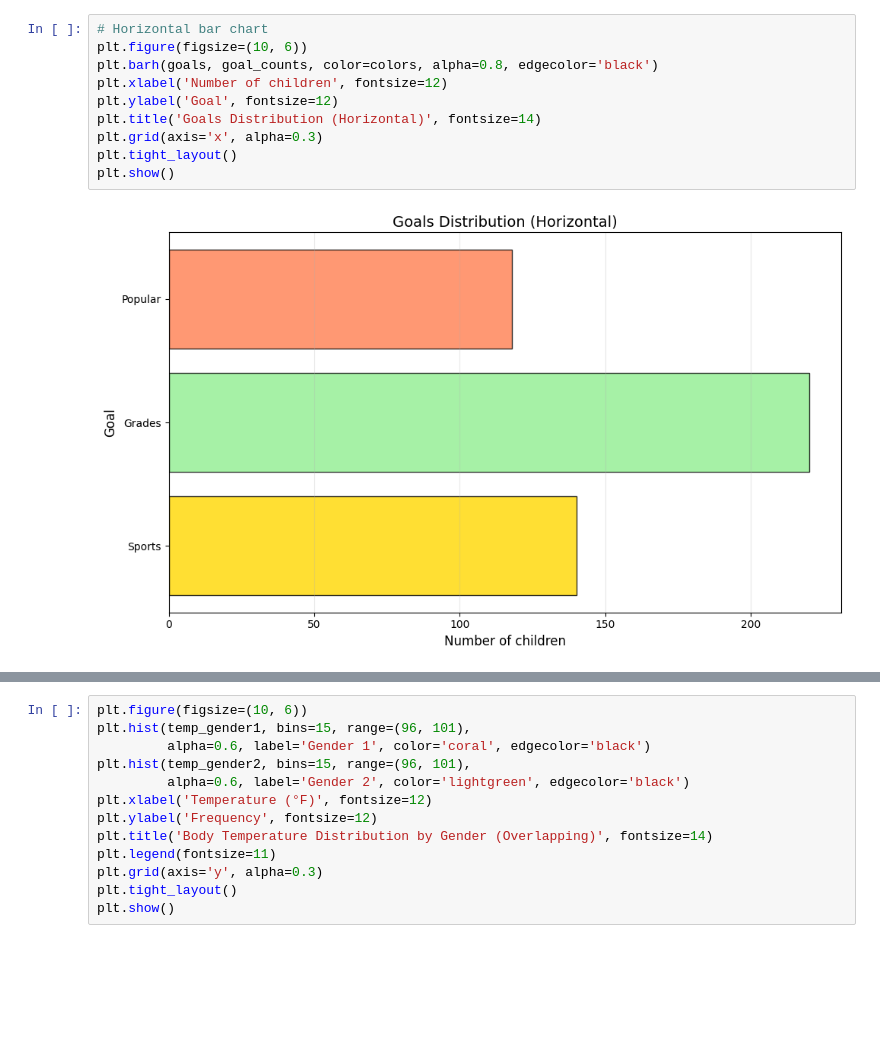
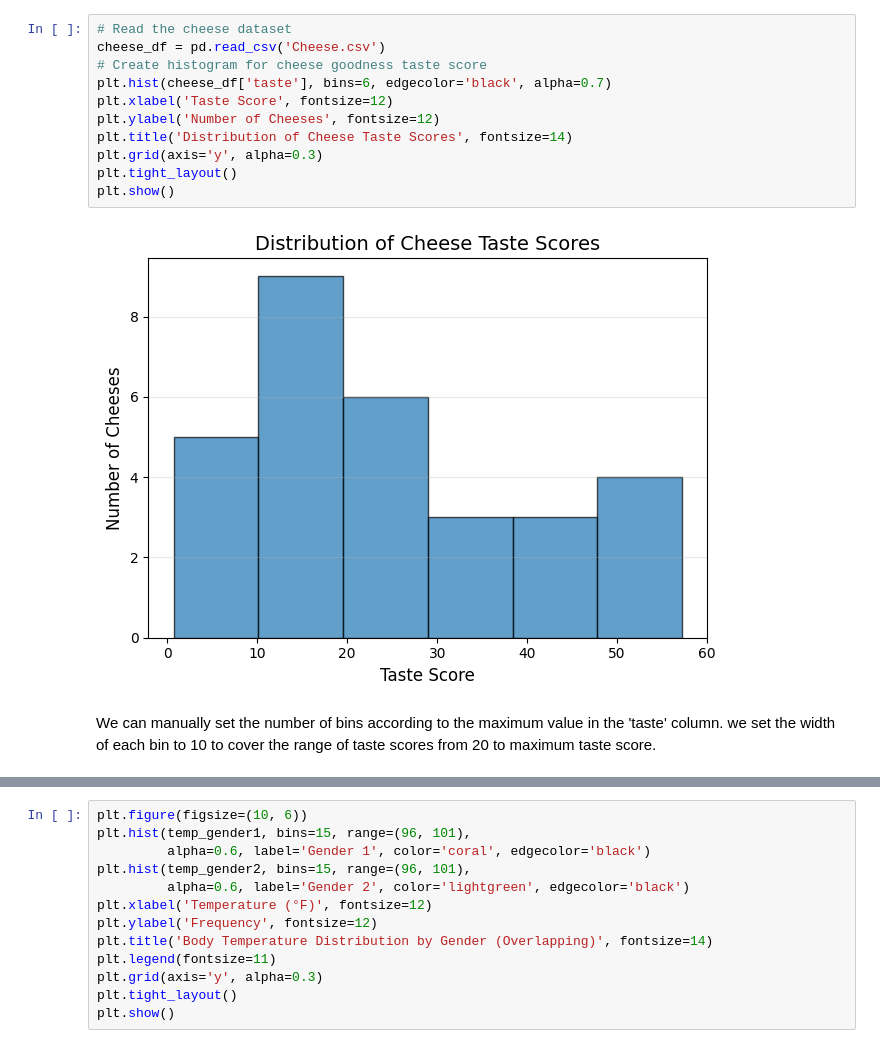
Before and after one commit to chebil/stat, a Jupyter notebook: part1/ch01_plotting.ipynb, the cells around one changed output, grey strips where cells are left out. Cells and saved outputs as stored; diff of their text form; blank space fills up the shorter version.

Commit message:
plotting

```diff
--- a/part1/ch01_plotting.ipynb
+++ b/part1/ch01_plotting.ipynb
@@ -81,13 +115,16 @@ plt.show()
 # %%
-# Horizontal bar chart
-plt.figure(figsize=(10, 6))
-plt.barh(goals, goal_counts, color=colors, alpha=0.8, edgecolor='black')
-plt.xlabel('Number of children', fontsize=12)
-plt.ylabel('Goal', fontsize=12)
-plt.title('Goals Distribution (Horizontal)', fontsize=14)
-plt.grid(axis='x', alpha=0.3)
+# Read the cheese dataset
+cheese_df = pd.read_csv('Cheese.csv')
+# Create histogram for cheese goodness taste score
+plt.hist(cheese_df['taste'], bins=6, edgecolor='black', alpha=0.7)
+plt.xlabel('Taste Score', fontsize=12)
+plt.ylabel('Number of Cheeses', fontsize=12)
+plt.title('Distribution of Cheese Taste Scores', fontsize=14)
+plt.grid(axis='y', alpha=0.3)
 plt.tight_layout()
 plt.show()
 # %% [output]
-[figure, old version]
+[figure, new version]
+# %% [markdown]
+We can manually set the number of bins according to the maximum value in the 'taste' column. we set the width of each bin to 10 to cover the range of taste scores from 20 to maximum taste score.
 # %%
```
Also changed, not shown: parts of 10 cells of this notebook, 2 other files.
